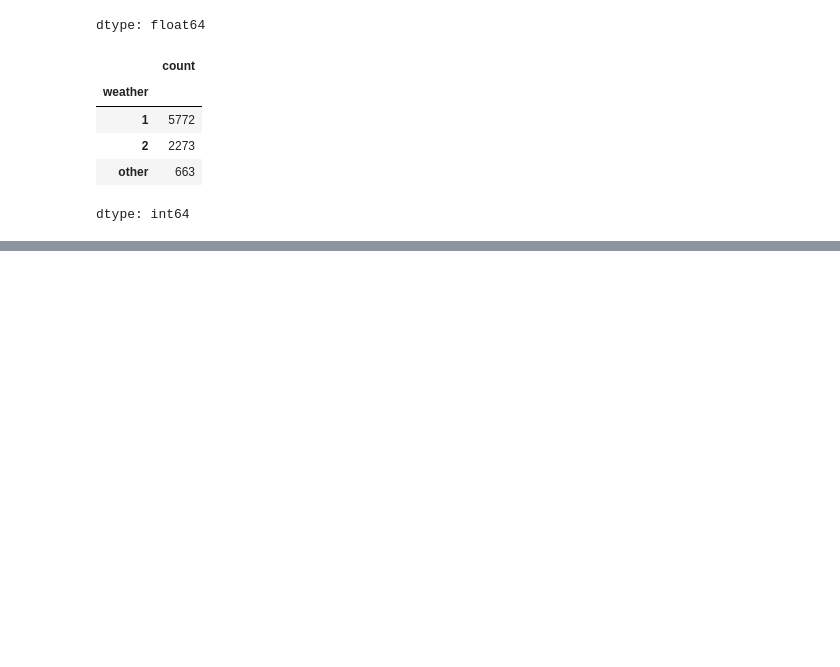
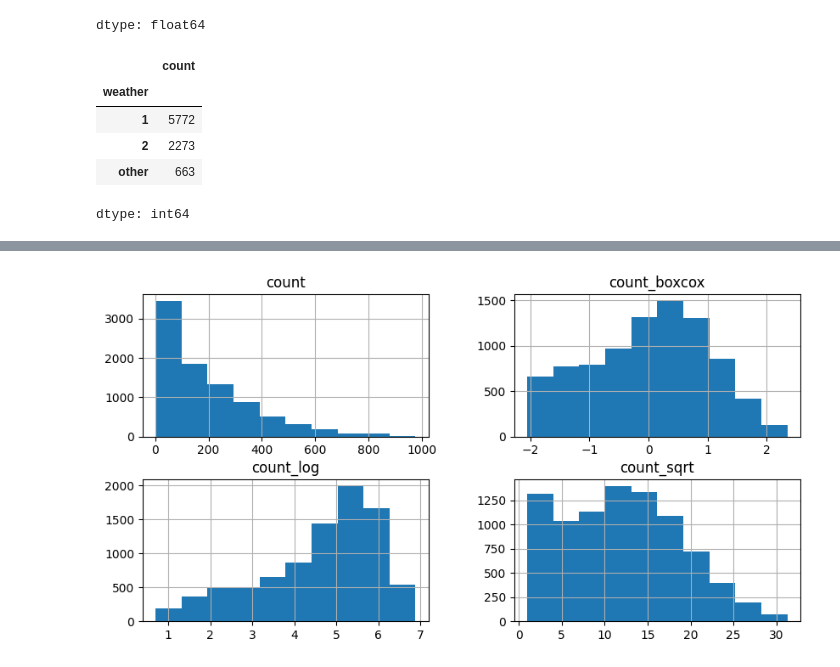
Before and after one commit to lizardnote/ML_practice, a Jupyter notebook: 빅분기_ch2_skikit_learn.ipynb, the cells around one changed output, grey strips where cells are left out. Drawn from its saved outputs; the diff is of its cells as text; code cells hidden in the pictures; blank space fills up the shorter version.

```diff
--- a/빅분기_ch2_skikit_learn.ipynb
+++ b/빅분기_ch2_skikit_learn.ipynb
@@ -443,0 +466,10 @@ dtype: int64
+# %%
+#로그변환
+bike_data['count_log'] = np.log1p(bike_data[['count']])
+#루트변환
+bike_data['count_sqrt'] = np.sqrt(bike_data[['count']])
+
+bike_data[['count', 'count_boxcox', 'count_log', 'count_sqrt']].hist(figsize = (10, 5));
+plt.show()
+# %% [output]
+[figure, added]
```
Also changed, not shown: parts of 34 cells of this notebook.
